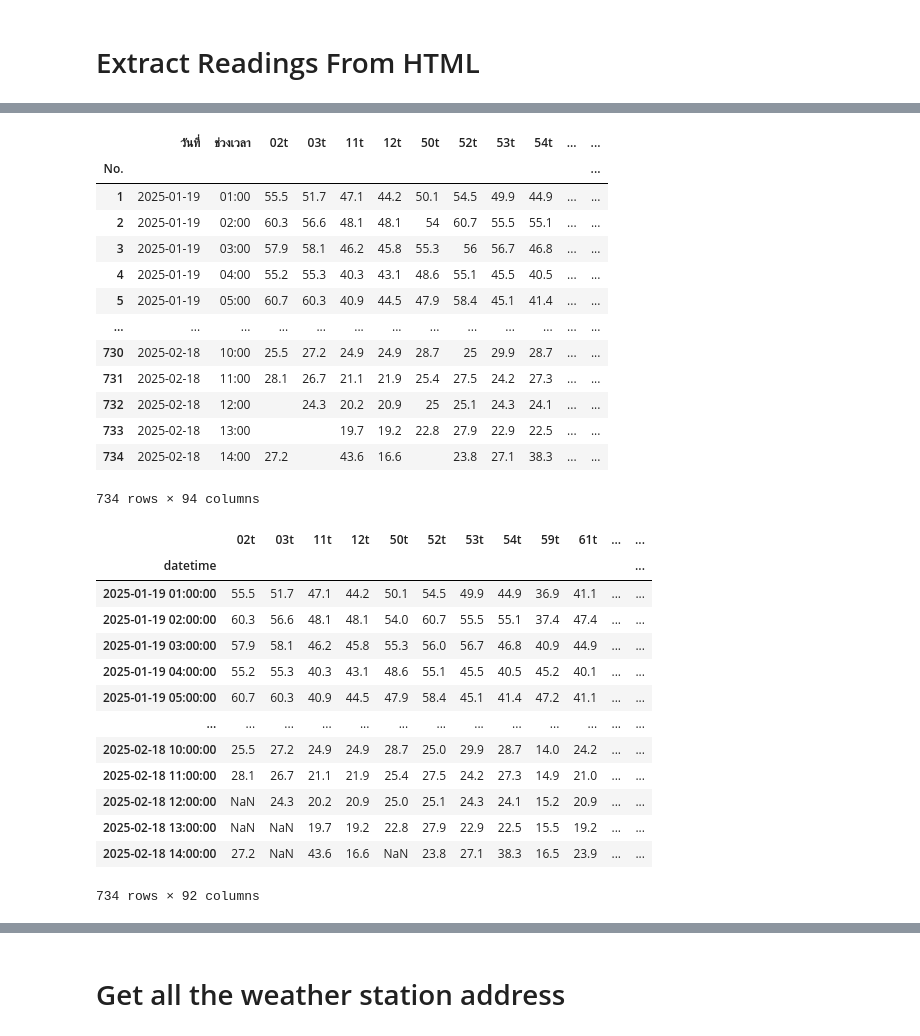
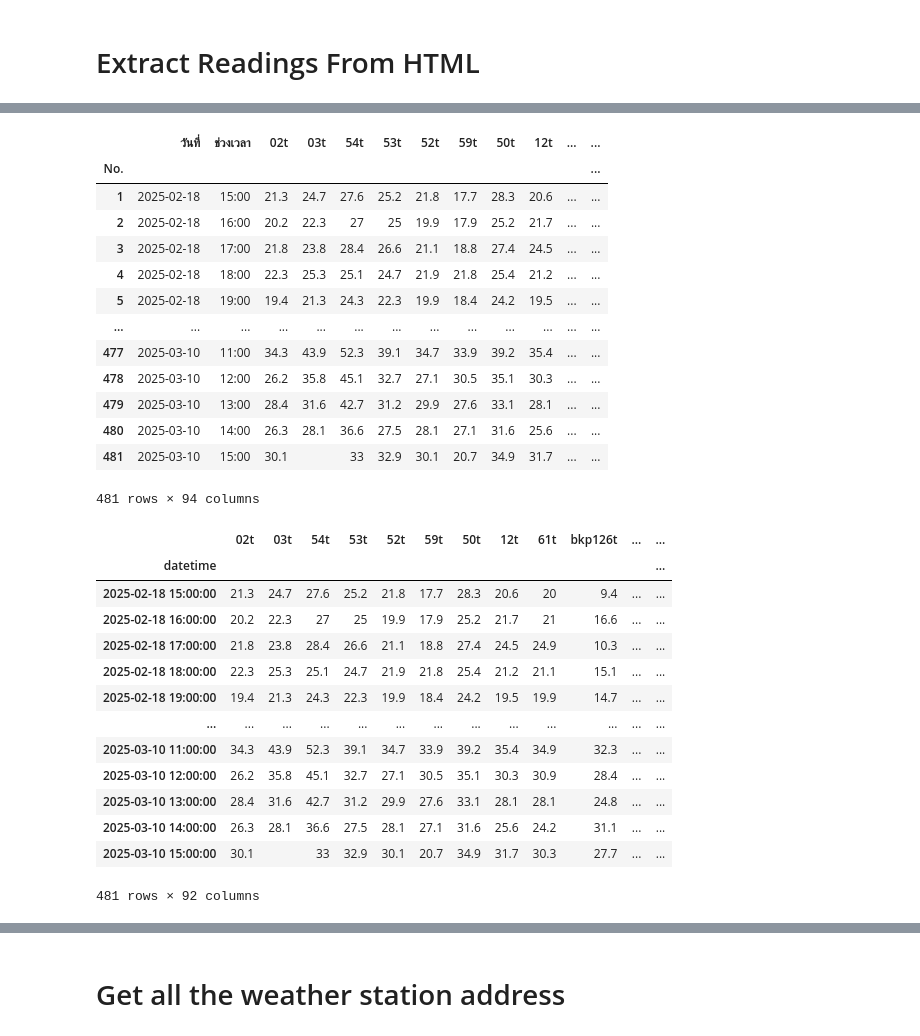
Before and after one commit to GemsLoveNLP/PM25, a Jupyter notebook: extract.ipynb, the cells around one changed output, grey strips where cells are left out. Cells and saved outputs as stored; diff of their text form; code cells hidden in the pictures.

Commit message:
add: new data

```diff
--- a/extract.ipynb
+++ b/extract.ipynb
@@ -10,10 +10,16 @@ import re
 # %%
 # Assuming `html` contains the raw HTML you extracted earlier
 def extract_table(html):
+    """Extracting the table data from the html files and return a pandas DataFrame.
+    Args:
+        html (str): The HTML address."""
     soup = BeautifulSoup(html, 'html.parser')
 
     # Find the table in the HTML (by id, class, etc.)
-    table = soup.find('table', {'id': '__BVID__59'})
+    # In practice, this id has to be updated per html.
+    # Try locating "วันที่", the table id should be close by
+    # Ex: <table data-v-b3c90aee="" aria-rowcount="481" role="table" aria-busy="false" aria-colcount="95" class="table b-table table-bordered" id="__BVID__289"><!----><!----><thead role="rowgroup" class=""><!----><tr role="row" class=""><th role="columnheader" scope="col" aria-colindex="1" class=""><span data-v-b3c90aee="">No.</span></th><th role="columnheader" scope="col" aria-colindex="2" class="tb_date"><span data-v-b3c90aee="">วันที่
+    table = soup.find('table', {'id': '__BVID__289'})
 
     # Extract the table headers
     headers = [th.get_text(strip=True) for th in table.find_all('th')]
@@ -63,37 +69,37 @@ df = df.set_index("No.")
 df.sort_index(inplace=True)
 df
 # %% [output]
-|  | วันที่ | ช่วงเวลา | 02t | 03t | 11t | 12t | 50t | 52t | 53t | 54t | ... | ... |
+|  | วันที่ | ช่วงเวลา | 02t | 03t | 54t | 53t | 52t | 59t | 50t | 12t | ... | ... |
 | No. |  |  |  |  |  |  |  |  |  |  |  | ... |
-| 1 | 2025-01-19 | 01:00 | 55.5 | 51.7 | 47.1 | 44.2 | 50.1 | 54.5 | 49.9 | 44.9 | ... | ... |
-| 2 | 2025-01-19 | 02:00 | 60.3 | 56.6 | 48.1 | 48.1 | 54 | 60.7 | 55.5 | 55.1 | ... | ... |
-| 3 | 2025-01-19 | 03:00 | 57.9 | 58.1 | 46.2 | 45.8 | 55.3 | 56 | 56.7 | 46.8 | ... | ... |
-| 4 | 2025-01-19 | 04:00 | 55.2 | 55.3 | 40.3 | 43.1 | 48.6 | 55.1 | 45.5 | 40.5 | ... | ... |
-| 5 | 2025-01-19 | 05:00 | 60.7 | 60.3 | 40.9 | 44.5 | 47.9 | 58.4 | 45.1 | 41.4 | ... | ... |
+| 1 | 2025-02-18 | 15:00 | 21.3 | 24.7 | 27.6 | 25.2 | 21.8 | 17.7 | 28.3 | 20.6 | ... | ... |
+| 2 | 2025-02-18 | 16:00 | 20.2 | 22.3 | 27 | 25 | 19.9 | 17.9 | 25.2 | 21.7 | ... | ... |
+| 3 | 2025-02-18 | 17:00 | 21.8 | 23.8 | 28.4 | 26.6 | 21.1 | 18.8 | 27.4 | 24.5 | ... | ... |
+| 4 | 2025-02-18 | 18:00 | 22.3 | 25.3 | 25.1 | 24.7 | 21.9 | 21.8 | 25.4 | 21.2 | ... | ... |
+| 5 | 2025-02-18 | 19:00 | 19.4 | 21.3 | 24.3 | 22.3 | 19.9 | 18.4 | 24.2 | 19.5 | ... | ... |
 | ... | ... | ... | ... | ... | ... | ... | ... | ... | ... | ... | ... | ... |
-| 730 | 2025-02-18 | 10:00 | 25.5 | 27.2 | 24.9 | 24.9 | 28.7 | 25 | 29.9 | 28.7 | ... | ... |
-| 731 | 2025-02-18 | 11:00 | 28.1 | 26.7 | 21.1 | 21.9 | 25.4 | 27.5 | 24.2 | 27.3 | ... | ... |
-| 732 | 2025-02-18 | 12:00 |  | 24.3 | 20.2 | 20.9 | 25 | 25.1 | 24.3 | 24.1 | ... | ... |
-| 733 | 2025-02-18 | 13:00 |  |  | 19.7 | 19.2 | 22.8 | 27.9 | 22.9 | 22.5 | ... | ... |
-| 734 | 2025-02-18 | 14:00 | 27.2 |  | 43.6 | 16.6 |  | 23.8 | 27.1 | 38.3 | ... | ... |
+| 477 | 2025-03-10 | 11:00 | 34.3 | 43.9 | 52.3 | 39.1 | 34.7 | 33.9 | 39.2 | 35.4 | ... | ... |
+| 478 | 2025-03-10 | 12:00 | 26.2 | 35.8 | 45.1 | 32.7 | 27.1 | 30.5 | 35.1 | 30.3 | ... | ... |
+| 479 | 2025-03-10 | 13:00 | 28.4 | 31.6 | 42.7 | 31.2 | 29.9 | 27.6 | 33.1 | 28.1 | ... | ... |
+| 480 | 2025-03-10 | 14:00 | 26.3 | 28.1 | 36.6 | 27.5 | 28.1 | 27.1 | 31.6 | 25.6 | ... | ... |
+| 481 | 2025-03-10 | 15:00 | 30.1 |  | 33 | 32.9 | 30.1 | 20.7 | 34.9 | 31.7 | ... | ... |
-734 rows × 94 columns
+481 rows × 94 columns
 # %%
 df['datetime'] = pd.to_datetime(df['วันที่'] + ' ' + df['ช่วงเวลา'])
 df = df.set_index('datetime')
-df = df.drop(columns=["No.", "วันที่", "ช่วงเวลา"])
+df = df.drop(columns=["วันที่", "ช่วงเวลา"])
 df
 # %% [output]
-|  | 02t | 03t | 11t | 12t | 50t | 52t | 53t | 54t | 59t | 61t | ... | ... |
+|  | 02t | 03t | 54t | 53t | 52t | 59t | 50t | 12t | 61t | bkp126t | ... | ... |
 | datetime |  |  |  |  |  |  |  |  |  |  |  | ... |
-| 2025-01-19 01:00:00 | 55.5 | 51.7 | 47.1 | 44.2 | 50.1 | 54.5 | 49.9 | 44.9 | 36.9 | 41.1 | ... | ... |
-| 2025-01-19 02:00:00 | 60.3 | 56.6 | 48.1 | 48.1 | 54.0 | 60.7 | 55.5 | 55.1 | 37.4 | 47.4 | ... | ... |
-| 2025-01-19 03:00:00 | 57.9 | 58.1 | 46.2 | 45.8 | 55.3 | 56.0 | 56.7 | 46.8 | 40.9 | 44.9 | ... | ... |
-| 2025-01-19 04:00:00 | 55.2 | 55.3 | 40.3 | 43.1 | 48.6 | 55.1 | 45.5 | 40.5 | 45.2 | 40.1 | ... | ... |
-| 2025-01-19 05:00:00 | 60.7 | 60.3 | 40.9 | 44.5 | 47.9 | 58.4 | 45.1 | 41.4 | 47.2 | 41.1 | ... | ... |
+| 2025-02-18 15:00:00 | 21.3 | 24.7 | 27.6 | 25.2 | 21.8 | 17.7 | 28.3 | 20.6 | 20 | 9.4 | ... | ... |
+| 2025-02-18 16:00:00 | 20.2 | 22.3 | 27 | 25 | 19.9 | 17.9 | 25.2 | 21.7 | 21 | 16.6 | ... | ... |
+| 2025-02-18 17:00:00 | 21.8 | 23.8 | 28.4 | 26.6 | 21.1 | 18.8 | 27.4 | 24.5 | 24.9 | 10.3 | ... | ... |
+| 2025-02-18 18:00:00 | 22.3 | 25.3 | 25.1 | 24.7 | 21.9 | 21.8 | 25.4 | 21.2 | 21.1 | 15.1 | ... | ... |
+| 2025-02-18 19:00:00 | 19.4 | 21.3 | 24.3 | 22.3 | 19.9 | 18.4 | 24.2 | 19.5 | 19.9 | 14.7 | ... | ... |
 | ... | ... | ... | ... | ... | ... | ... | ... | ... | ... | ... | ... | ... |
-| 2025-02-18 10:00:00 | 25.5 | 27.2 | 24.9 | 24.9 | 28.7 | 25.0 | 29.9 | 28.7 | 14.0 | 24.2 | ... | ... |
-| 2025-02-18 11:00:00 | 28.1 | 26.7 | 21.1 | 21.9 | 25.4 | 27.5 | 24.2 | 27.3 | 14.9 | 21.0 | ... | ... |
-| 2025-02-18 12:00:00 | NaN | 24.3 | 20.2 | 20.9 | 25.0 | 25.1 | 24.3 | 24.1 | 15.2 | 20.9 | ... | ... |
-| 2025-02-18 13:00:00 | NaN | NaN | 19.7 | 19.2 | 22.8 | 27.9 | 22.9 | 22.5 | 15.5 | 19.2 | ... | ... |
-| 2025-02-18 14:00:00 | 27.2 | NaN | 43.6 | 16.6 | NaN | 23.8 | 27.1 | 38.3 | 16.5 | 23.9 | ... | ... |
+| 2025-03-10 11:00:00 | 34.3 | 43.9 | 52.3 | 39.1 | 34.7 | 33.9 | 39.2 | 35.4 | 34.9 | 32.3 | ... | ... |
+| 2025-03-10 12:00:00 | 26.2 | 35.8 | 45.1 | 32.7 | 27.1 | 30.5 | 35.1 | 30.3 | 30.9 | 28.4 | ... | ... |
+| 2025-03-10 13:00:00 | 28.4 | 31.6 | 42.7 | 31.2 | 29.9 | 27.6 | 33.1 | 28.1 | 28.1 | 24.8 | ... | ... |
+| 2025-03-10 14:00:00 | 26.3 | 28.1 | 36.6 | 27.5 | 28.1 | 27.1 | 31.6 | 25.6 | 24.2 | 31.1 | ... | ... |
+| 2025-03-10 15:00:00 | 30.1 |  | 33 | 32.9 | 30.1 | 20.7 | 34.9 | 31.7 | 30.3 | 27.7 | ... | ... |
-734 rows × 92 columns
+481 rows × 92 columns
```
Also changed, not shown: parts of 8 cells of this notebook, 3 other files.
